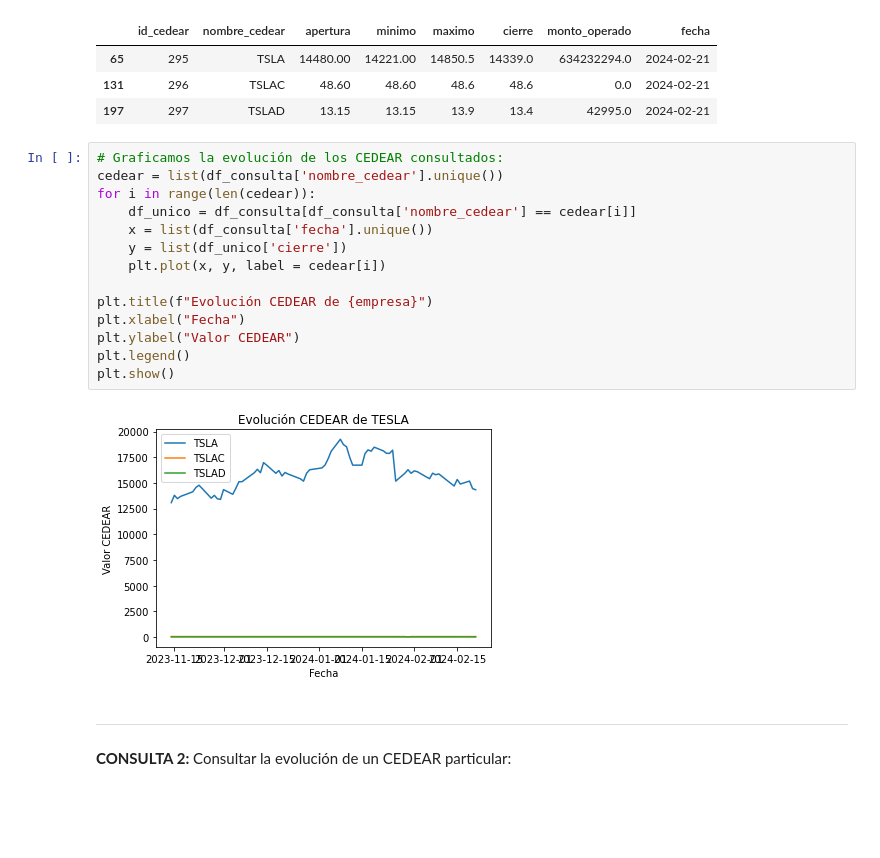
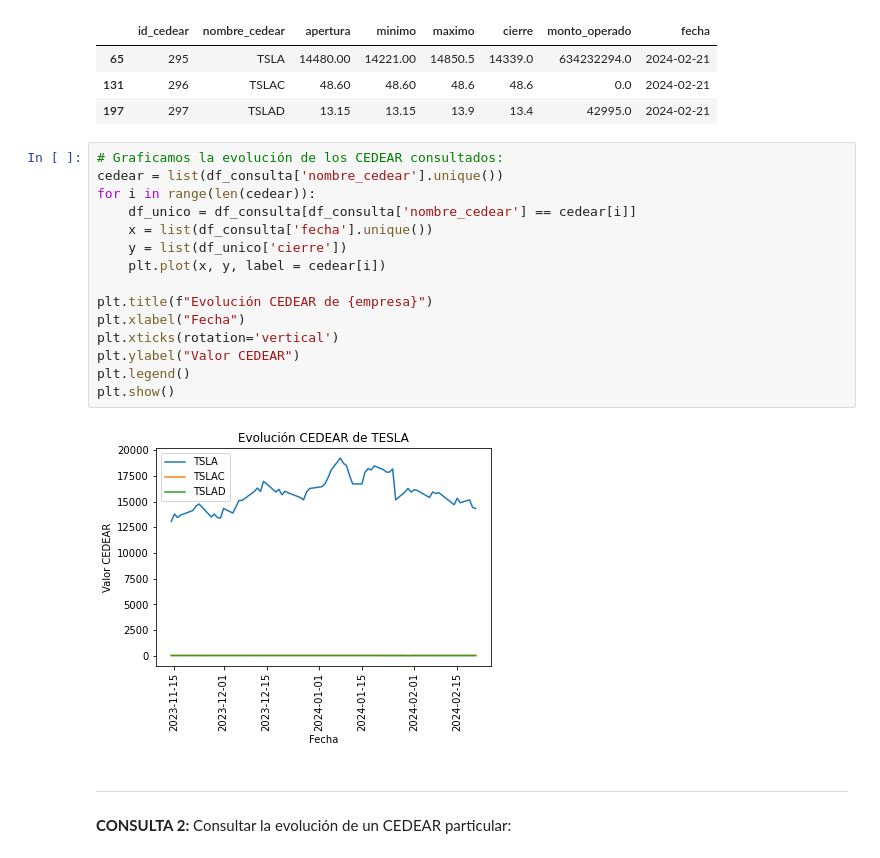
Before and after one commit to nicolasgds/ProyectoIntegrador2023, a Jupyter notebook: main.ipynb, the cells around one changed output. Cells and saved outputs as stored; diff of their text form; blank space fills up the shorter version.

```diff
--- a/main.ipynb
+++ b/main.ipynb
@@ -344,19 +344,20 @@ Ingrese el nombre de la empresa: tesla
 # %%
 # Graficamos la evolución de los CEDEAR consultados:
 cedear = list(df_consulta['nombre_cedear'].unique())
 for i in range(len(cedear)):
     df_unico = df_consulta[df_consulta['nombre_cedear'] == cedear[i]]
     x = list(df_consulta['fecha'].unique())
     y = list(df_unico['cierre'])
     plt.plot(x, y, label = cedear[i])
 
 plt.title(f"Evolución CEDEAR de {empresa}")
 plt.xlabel("Fecha")
+plt.xticks(rotation='vertical')
 plt.ylabel("Valor CEDEAR")
 plt.legend()
 plt.show()
 # %% [output]
-[figure, old version]
+[figure, new version]
 # %% [markdown]
 ---
 **CONSULTA 2:** Consultar la evolución de un CEDEAR particular:
```
Also changed, not shown: parts of 1 cell of this notebook.
